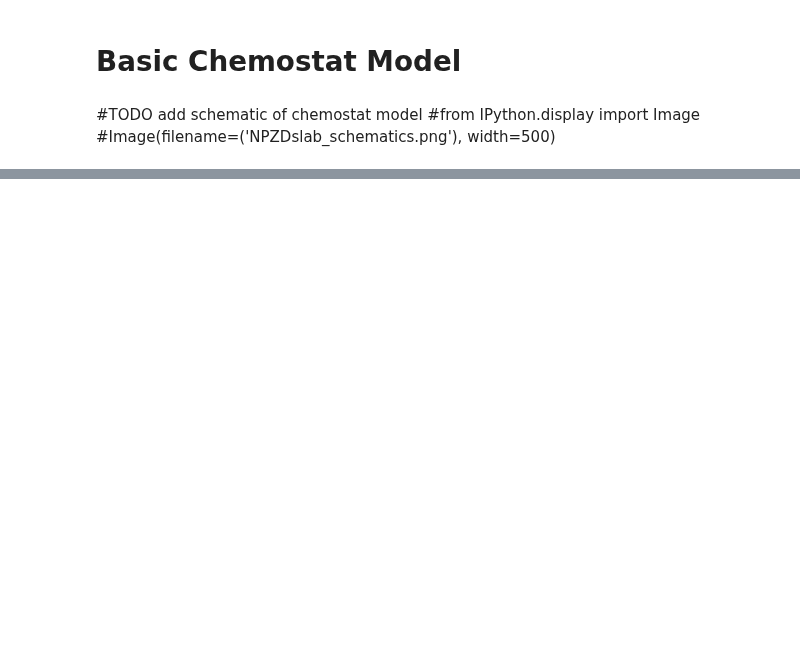
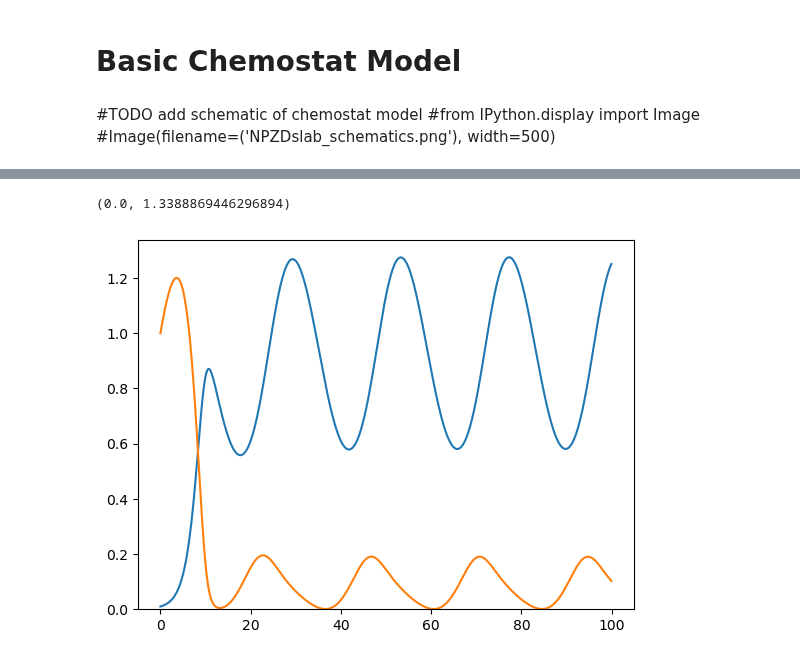
Before and after one commit to ben1post/phydra, a Jupyter notebook: examples/NP_Chemostat_ModelApplication_1.ipynb, the cells around one changed output, grey strips where cells are left out. Drawn from its saved outputs; the diff is of its cells as text; code cells hidden in the pictures; blank space fills up the shorter version.

```diff
--- a/examples/NP_Chemostat_ModelApplication_1.ipynb
+++ b/examples/NP_Chemostat_ModelApplication_1.ipynb
@@ -272,0 +139,17 @@ plt.show()
+# %%
+## now add sinusoidal forcing:
+from phydra.models.chemostat.forcings import SinusoidalExternalNutrient
+
+NPChemostat_sinu = NPChemostat.update_processes({'N0':SinusoidalExternalNutrient})
+
+with NPChemostat_sinu:
+    chemostat_setup_sinu = chemostat_setup.xsimlab.update_vars(input_vars={'N0':{'forcing_label':'N0', 'period':24}})
+    chemostat_out_sinu = chemostat_setup_sinu.xsimlab.run()
+# %%
+time = chemostat_out.Time__time
+plt.plot(time, chemostat_out_sinu.Phytoplankton__value)
+plt.plot(time, chemostat_out_sinu.Nutrient__value)
+plt.ylim(bottom=0)
+# %% [output]
+(0.0, 1.3388869446296894)
+[figure, added]
```
Also changed, not shown: parts of 37 cells of this notebook, 17 other files.
